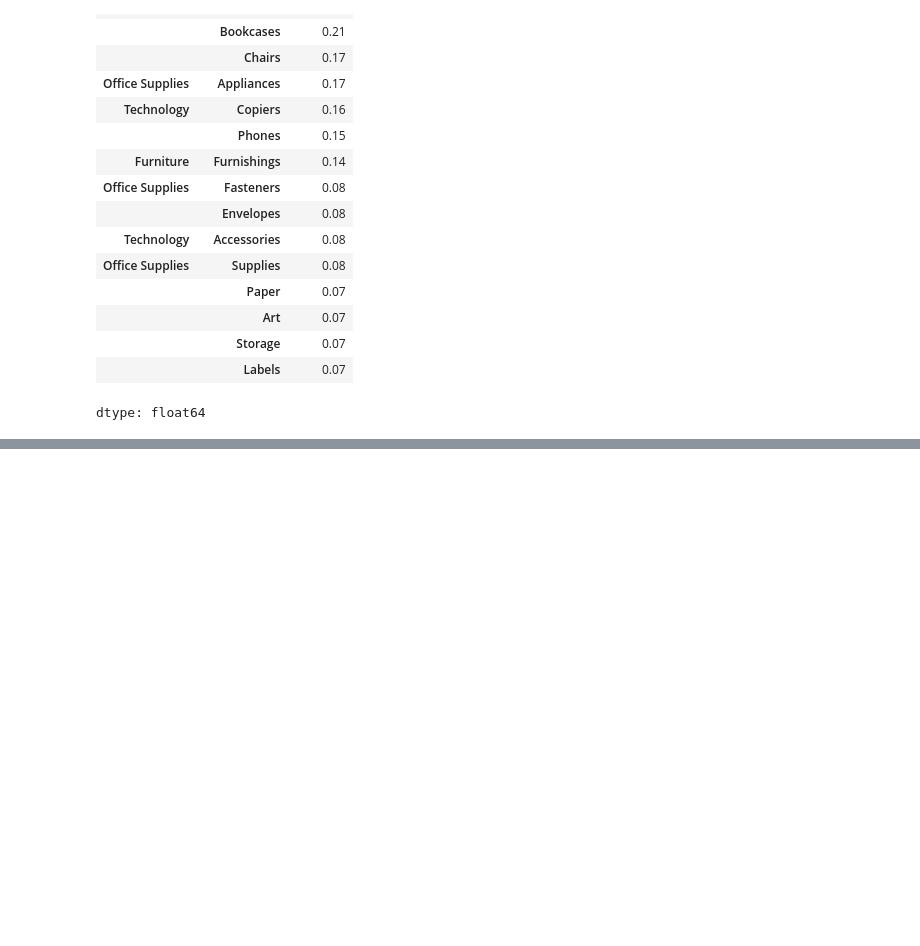
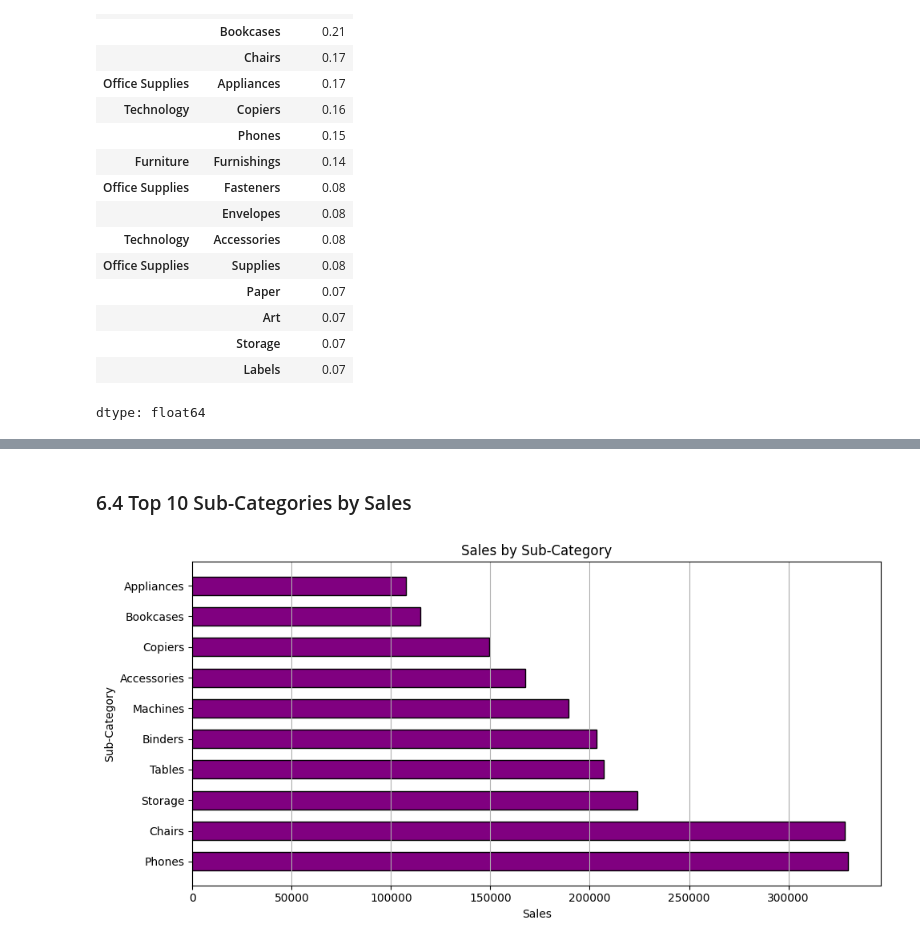
Before and after one commit to srinageswaran2006/Python-for-Data-Analysis, a Jupyter notebook: Projects/Superstore_EDA.ipynb, the cells around one changed output, grey strips where cells are left out. Saved outputs shown, nothing was run; the diff lists cells and outputs as text; code cells hidden in the pictures; blank space fills up the shorter version.

```diff
--- a/Projects/Superstore_EDA.ipynb
+++ b/Projects/Superstore_EDA.ipynb
@@ -875,0 +969,14 @@ dtype: float64
+# %% [markdown]
+### 6.4 Top 10 Sub-Categories by Sales
+# %%
+subcat_sales=df.groupby("Sub-Category")["Sales"].sum().sort_values(ascending=False).head(10)
+plt.figure(figsize=(10,5))
+plt.barh(subcat_sales.index,subcat_sales.values,color="purple",edgecolor="black",height=0.6)
+plt.title("Sales by Sub-Category")
+plt.xlabel("Sales")
+plt.ylabel("Sub-Category")
+plt.grid(axis="x")
+plt.tight_layout()
+plt.show()
+# %% [output]
+[figure, added]
```
Also changed, not shown: parts of 31 cells of this notebook.
